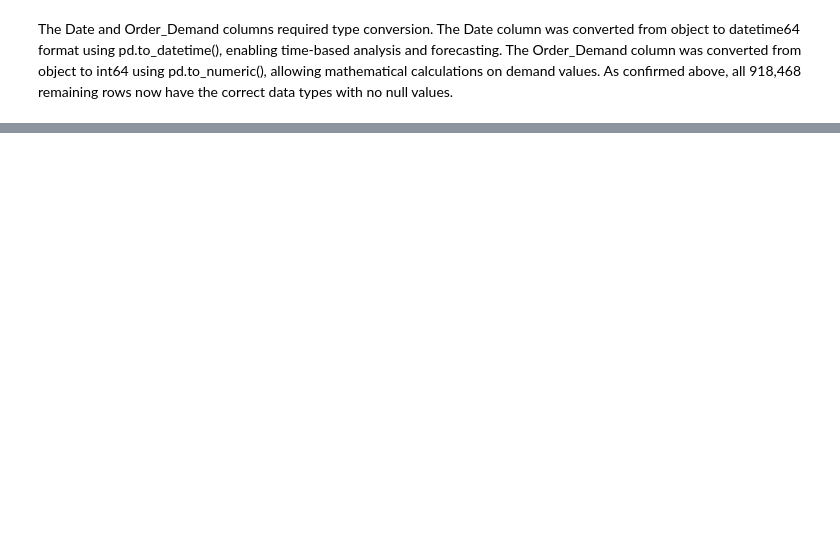
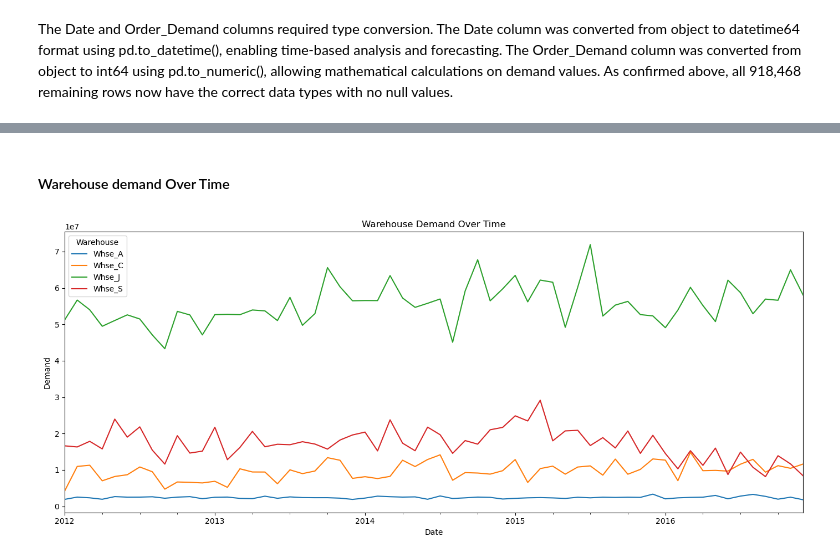
Before and after one commit to MayZinKo/Demand_Management_Industrial_Analytics_Project, a Jupyter notebook: Demand_Forecast_Formal.ipynb, the cells around one changed output, grey strips where cells are left out. Cells and saved outputs as stored; diff of their text form; code cells hidden in the pictures; blank space fills up the shorter version.

```diff
--- a/Demand_Forecast_Formal.ipynb
+++ b/Demand_Forecast_Formal.ipynb
@@ -650,0 +754,17 @@ Name: Warehouse, dtype: int64
+# %% [markdown]
+#### Warehouse demand Over Time
+# %%
+import matplotlib.pyplot as plt
+
+df_plot = df_new[(df_new['Date'].dt.year >= 2012) & (df_new['Date'].dt.year <= 2016)]
+
+wh_month = df_plot.groupby([df_plot['Date'].dt.to_period('M'), 'Warehouse'])['Order_Demand'].sum().unstack()
+wh_month.plot(figsize=(14, 6))
+plt.title('Warehouse Demand Over Time')
+plt.xlabel('Date')
+plt.ylabel('Demand')
+plt.legend(title='Warehouse')
+plt.tight_layout()
+plt.show()
+# %% [output]
+[figure, added]
```
Also changed, not shown: parts of 97 cells of this notebook, 1 other file.
